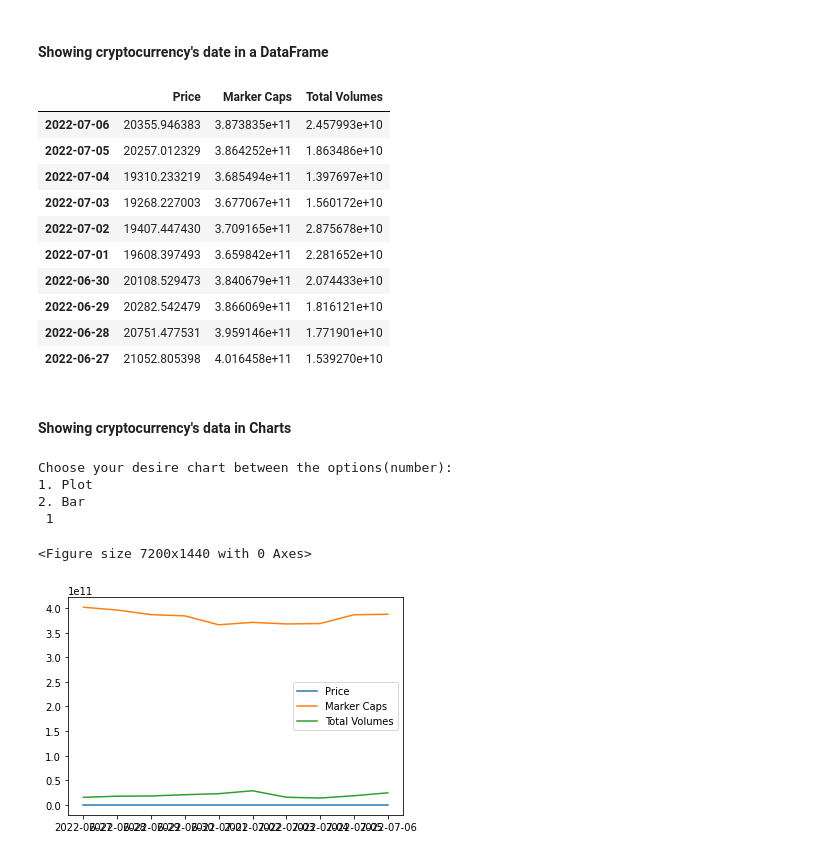
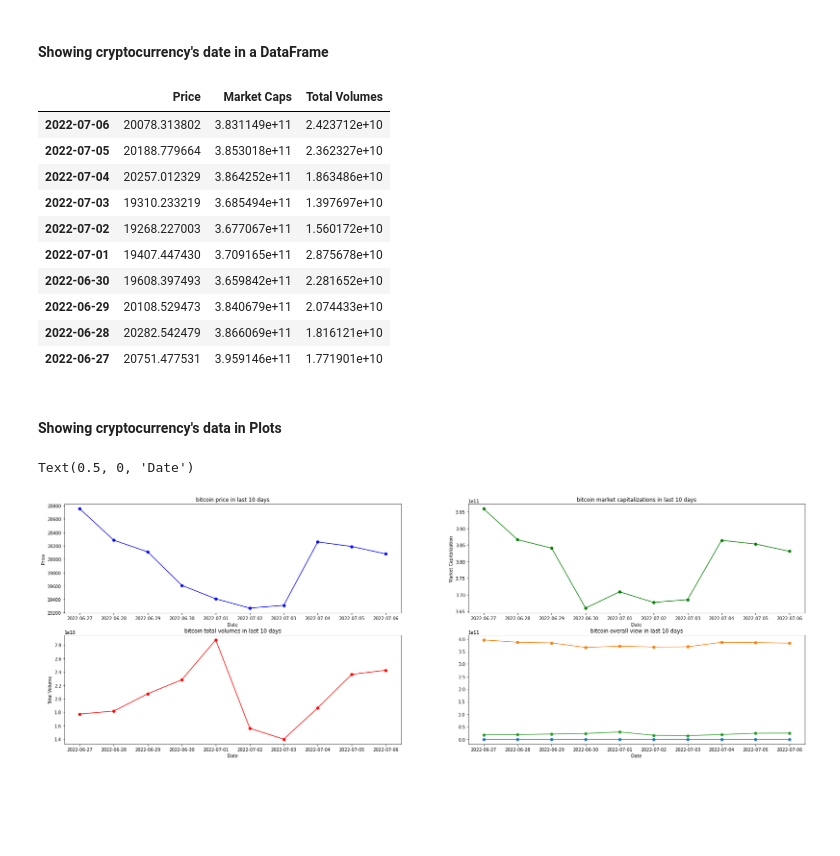
Before and after one commit to Matin-Ardestani/Crypto-Price, a Jupyter notebook: src/main.ipynb, the cells around one changed output. Drawn from its saved outputs; the diff is of its cells as text; code cells hidden in the pictures; blank space fills up the shorter version.

Commit message:
showing infos in plots

```diff
--- a/src/main.ipynb
+++ b/src/main.ipynb
@@ -29,37 +29,51 @@ total_volumes = pd.Series(reversed([tv[1] for tv in req.json()['total_volumes']]
 crypto_df = pd.DataFrame(
     {
         'Price':prices,
-        'Marker Caps':market_caps,
+        'Market Caps':market_caps,
         'Total Volumes':total_volumes
     },
 )
 crypto_df.index = dates
 crypto_df
 # %% [output]
-|  | Price | Marker Caps | Total Volumes |
-| 2022-07-06 | 20355.946383 | 3.873835e+11 | 2.457993e+10 |
-| 2022-07-05 | 20257.012329 | 3.864252e+11 | 1.863486e+10 |
-| 2022-07-04 | 19310.233219 | 3.685494e+11 | 1.397697e+10 |
-| 2022-07-03 | 19268.227003 | 3.677067e+11 | 1.560172e+10 |
-| 2022-07-02 | 19407.447430 | 3.709165e+11 | 2.875678e+10 |
-| 2022-07-01 | 19608.397493 | 3.659842e+11 | 2.281652e+10 |
-| 2022-06-30 | 20108.529473 | 3.840679e+11 | 2.074433e+10 |
-| 2022-06-29 | 20282.542479 | 3.866069e+11 | 1.816121e+10 |
-| 2022-06-28 | 20751.477531 | 3.959146e+11 | 1.771901e+10 |
-| 2022-06-27 | 21052.805398 | 4.016458e+11 | 1.539270e+10 |
+|  | Price | Market Caps | Total Volumes |
+| 2022-07-06 | 20078.313802 | 3.831149e+11 | 2.423712e+10 |
+| 2022-07-05 | 20188.779664 | 3.853018e+11 | 2.362327e+10 |
+| 2022-07-04 | 20257.012329 | 3.864252e+11 | 1.863486e+10 |
+| 2022-07-03 | 19310.233219 | 3.685494e+11 | 1.397697e+10 |
+| 2022-07-02 | 19268.227003 | 3.677067e+11 | 1.560172e+10 |
+| 2022-07-01 | 19407.447430 | 3.709165e+11 | 2.875678e+10 |
+| 2022-06-30 | 19608.397493 | 3.659842e+11 | 2.281652e+10 |
+| 2022-06-29 | 20108.529473 | 3.840679e+11 | 2.074433e+10 |
+| 2022-06-28 | 20282.542479 | 3.866069e+11 | 1.816121e+10 |
+| 2022-06-27 | 20751.477531 | 3.959146e+11 | 1.771901e+10 |
 # %% [markdown]
-#### Showing cryptocurrency's data in Charts
+#### Showing cryptocurrency's data in Plots
 # %%
-print("Choose your desire chart between the options(number):")
-print("1. Plot\n2. Bar")
-chart = input("")
-if chart == '1': # Plot
-    plt.figure(figsize=(100,20))
-    crypto_df.plot()
+plot_objects = plt.subplots(nrows=2, ncols=2, figsize=(30, 10)) # Creating figures for pltos
+fig, ((ax1, ax2), (ax3, ax4)) = plot_objects
+
+# Showing cryptocurrency's price in a plot
+ax1.plot(crypto_df.index, crypto_df["Price"], 'bo-')
+ax1.set_title("%s price in last %s days" % (crypto_id, days))
+ax1.set_xlabel("Date")
+ax1.set_ylabel("Price")
+
+# Showing cryptocurrency's market caps in a plot
+ax2.plot(crypto_df.index, crypto_df["Market Caps"], 'go-')
+ax2.set_title("%s market capitalizations in last %s days" % (crypto_id, days))
+ax2.set_xlabel("Date")
+ax2.set_ylabel("Market Capitalization")
+
+# Shwoing cryptocurrency's total volumes in a plot
+ax3.plot(crypto_df.index, crypto_df["Total Volumes"], 'ro-')
+ax3.set_title("%s total volumes in last %s days" % (crypto_id, days))
+ax3.set_xlabel("Date")
+ax3.set_ylabel("Total Volume")
+
+ax4.plot(crypto_df, 'o-')
+ax4.set_title("%s overall view in last %s days" % (crypto_id, days))
+ax4.set_xlabel("Date")
 # %% [output]
-Choose your desire chart between the options(number):
-1. Plot
-2. Bar
- 1
+Text(0.5, 0, 'Date')
-<Figure size 7200x1440 with 0 Axes>
-[figure, old version]
+[figure, new version]
```
Also changed, not shown: parts of 1 cell of this notebook.
